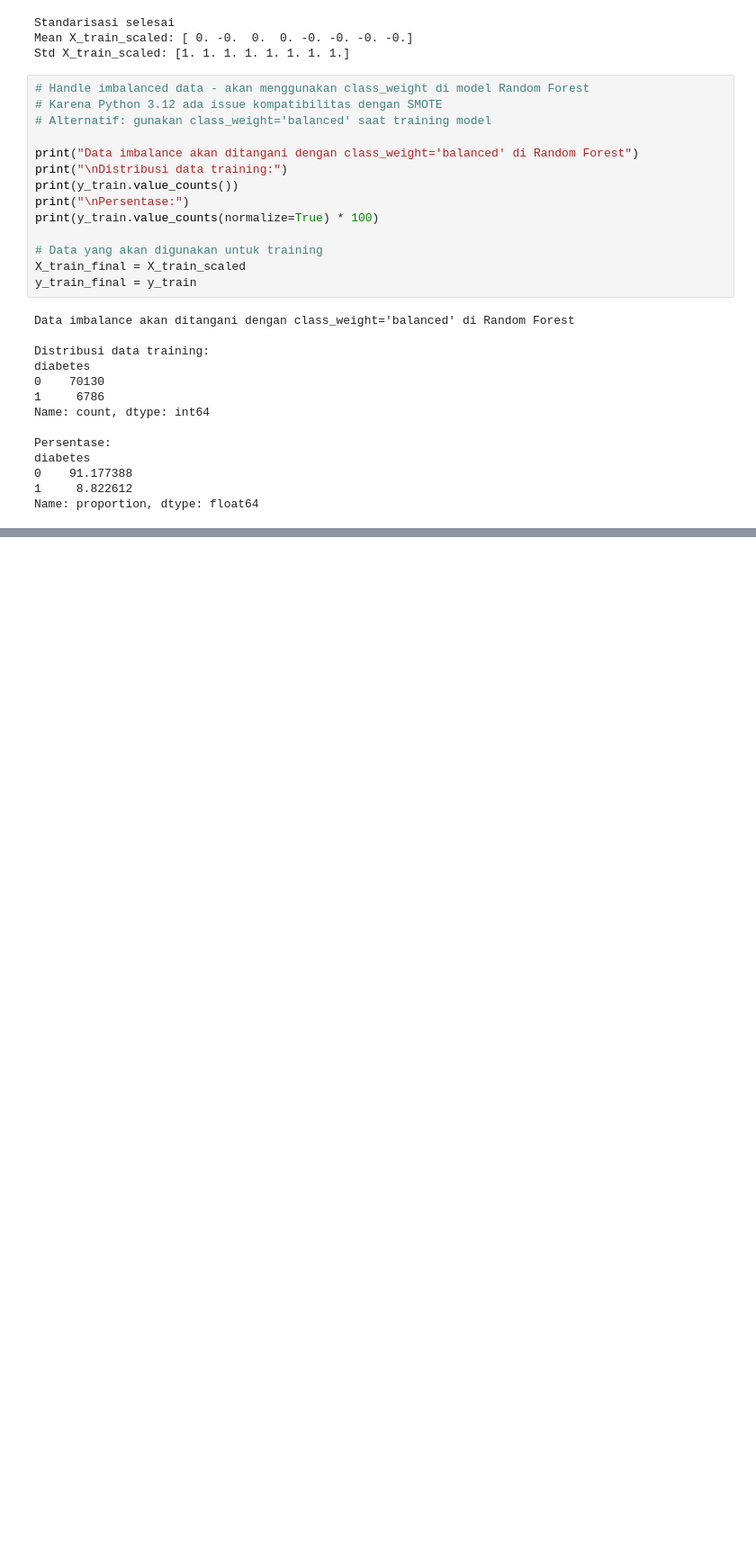
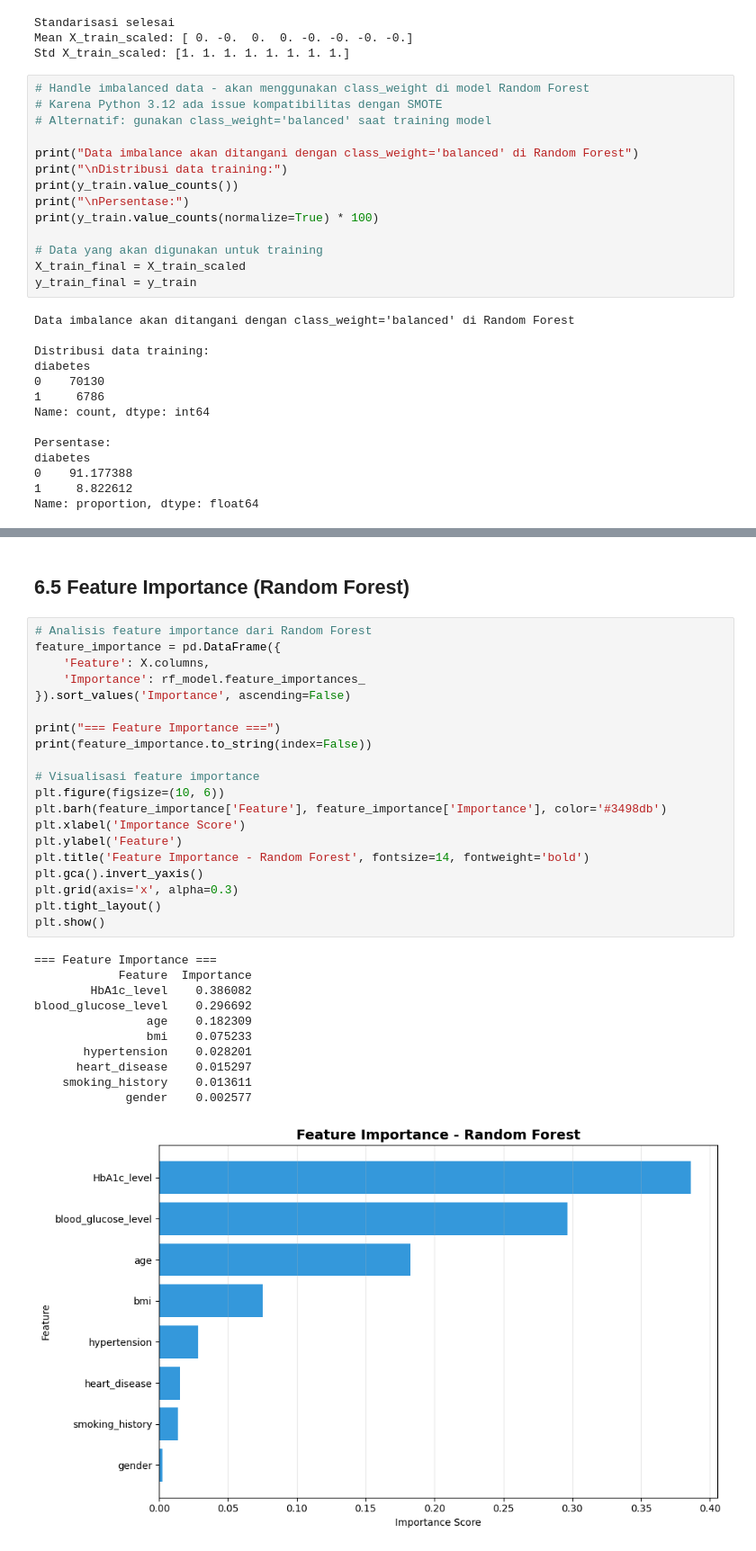
Before and after one commit to Indraaai/Eksperimen_SML_Indra, a Jupyter notebook: preprocessing/Eksperimen_IndraFirmansyah.ipynb, the cells around one changed output, grey strips where cells are left out. Shown: that part at 90% size. Cells and saved outputs as stored; diff of their text form; blank space fills up the shorter version.

```diff
--- a/preprocessing/Eksperimen_IndraFirmansyah.ipynb
+++ b/preprocessing/Eksperimen_IndraFirmansyah.ipynb
@@ -277,0 +494,34 @@ Name: proportion, dtype: float64
+# %% [markdown]
+## 6.5 Feature Importance (Random Forest)
+# %%
+# Analisis feature importance dari Random Forest
+feature_importance = pd.DataFrame({
+    'Feature': X.columns,
+    'Importance': rf_model.feature_importances_
+}).sort_values('Importance', ascending=False)
+
+print("=== Feature Importance ===")
+print(feature_importance.to_string(index=False))
+
+# Visualisasi feature importance
+plt.figure(figsize=(10, 6))
+plt.barh(feature_importance['Feature'], feature_importance['Importance'], color='#3498db')
+plt.xlabel('Importance Score')
+plt.ylabel('Feature')
+plt.title('Feature Importance - Random Forest', fontsize=14, fontweight='bold')
+plt.gca().invert_yaxis()
+plt.grid(axis='x', alpha=0.3)
+plt.tight_layout()
+plt.show()
+# %% [output]
+=== Feature Importance ===
+            Feature  Importance
+        HbA1c_level    0.386082
+blood_glucose_level    0.296692
+                age    0.182309
+                bmi    0.075233
+       hypertension    0.028201
+      heart_disease    0.015297
+    smoking_history    0.013611
+             gender    0.002577
+[figure, added]
```
Also changed, not shown: parts of 14 cells of this notebook, 1 other file.
